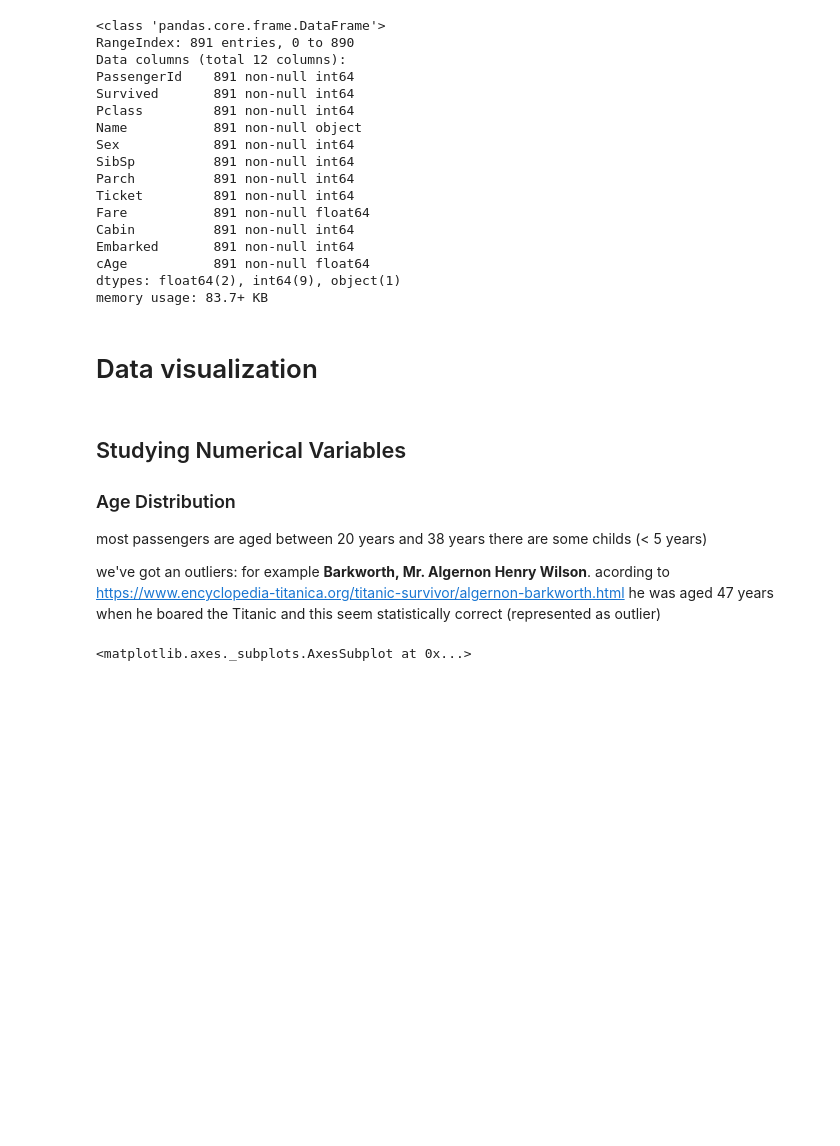
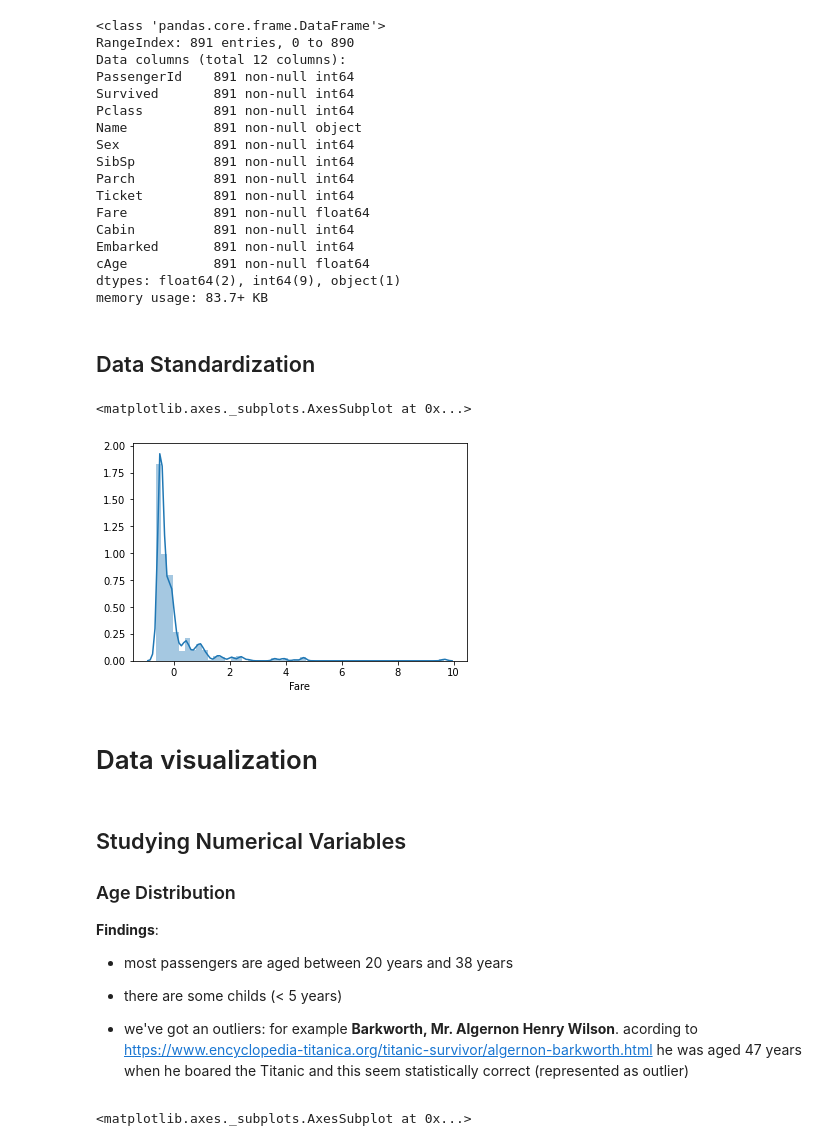
Before and after one commit to hayari/GoMyCodeML, a Jupyter notebook: Let_s_apply_some_data_visualization_knowledge.ipynb, the cells around one changed output. Cells and saved outputs as stored; diff of their text form; code cells hidden in the pictures; blank space fills up the shorter version.

```diff
--- a/Let_s_apply_some_data_visualization_knowledge.ipynb
+++ b/Let_s_apply_some_data_visualization_knowledge.ipynb
@@ -250,5 +264,15 @@ Embarked       891 non-null int64
 cAge           891 non-null float64
 dtypes: float64(2), int64(9), object(1)
 memory usage: 83.7+ KB
+# %% [markdown]
+## Data Standardization
+# %%
+scaler=StandardScaler()
+newtitanic["Fare"]=scaler.fit_transform(newtitanic[["Fare"]].values)
+# %%
+sns.distplot(newtitanic["Fare"])
+# %% [output]
+<matplotlib.axes._subplots.AxesSubplot at 0x...>
+[figure, added]
 # %% [markdown]
 # Data visualization
@@ -258,10 +279,12 @@ import seaborn as sns
 # %% [markdown]
 ## Studying Numerical Variables
 ### Age Distribution
-most passengers are aged between 20 years and 38 years
-there are some childs (< 5 years)
+**Findings**:
 
-we've got an outliers: for example **Barkworth, Mr. Algernon Henry Wilson**. acording to https://www.encyclopedia-titanica.org/titanic-survivor/algernon-barkworth.html he was aged 47 years when he boared the Titanic and this seem statistically correct (represented as outlier)
+- most passengers are aged between 20 years and 38 years
+- there are some childs (< 5 years)
+
+- we've got an outliers: for example **Barkworth, Mr. Algernon Henry Wilson**. acording to https://www.encyclopedia-titanica.org/titanic-survivor/algernon-barkworth.html he was aged 47 years when he boared the Titanic and this seem statistically correct (represented as outlier)
 # %%
 plt.figure(figsize=(15,5))
 plt.subplot(1,2,1)
```
Also changed, not shown: parts of 8 cells of this notebook.
